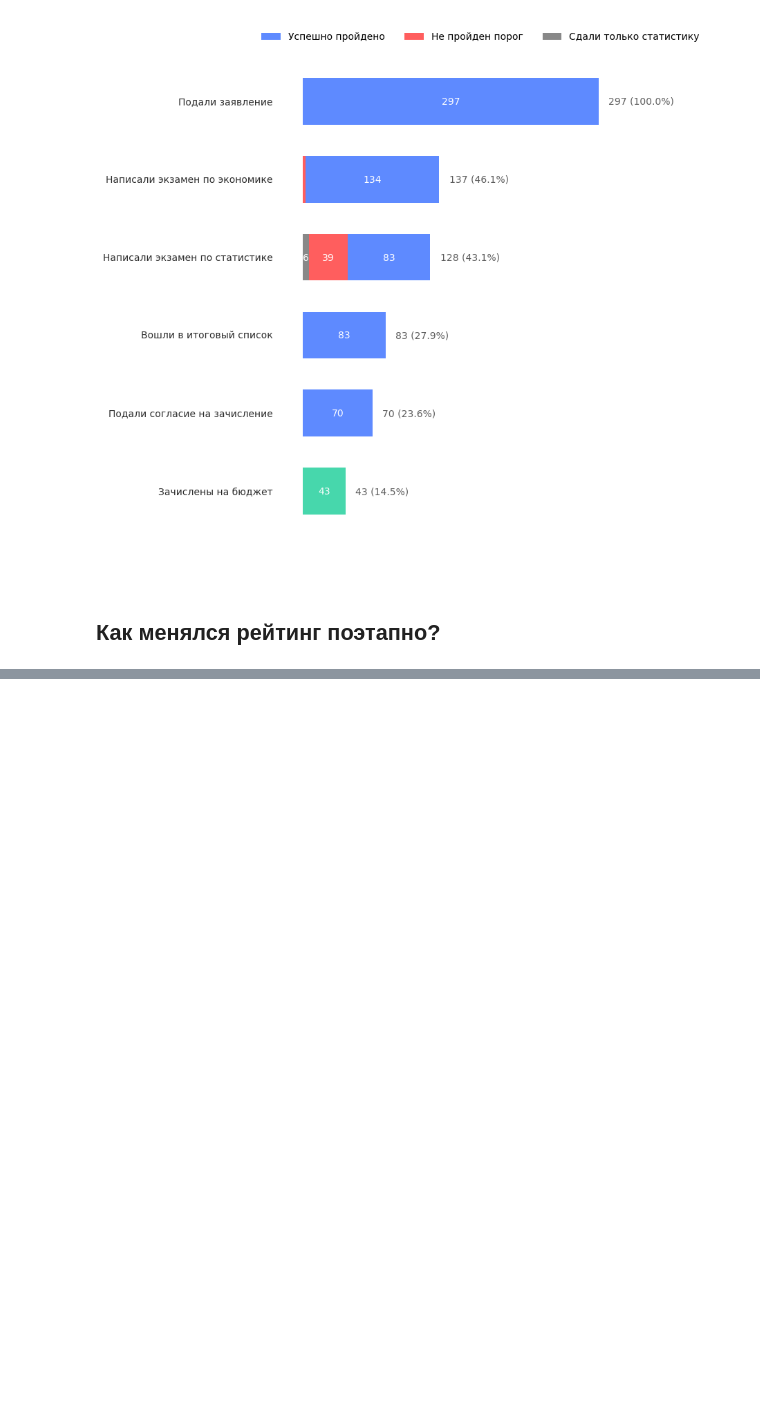
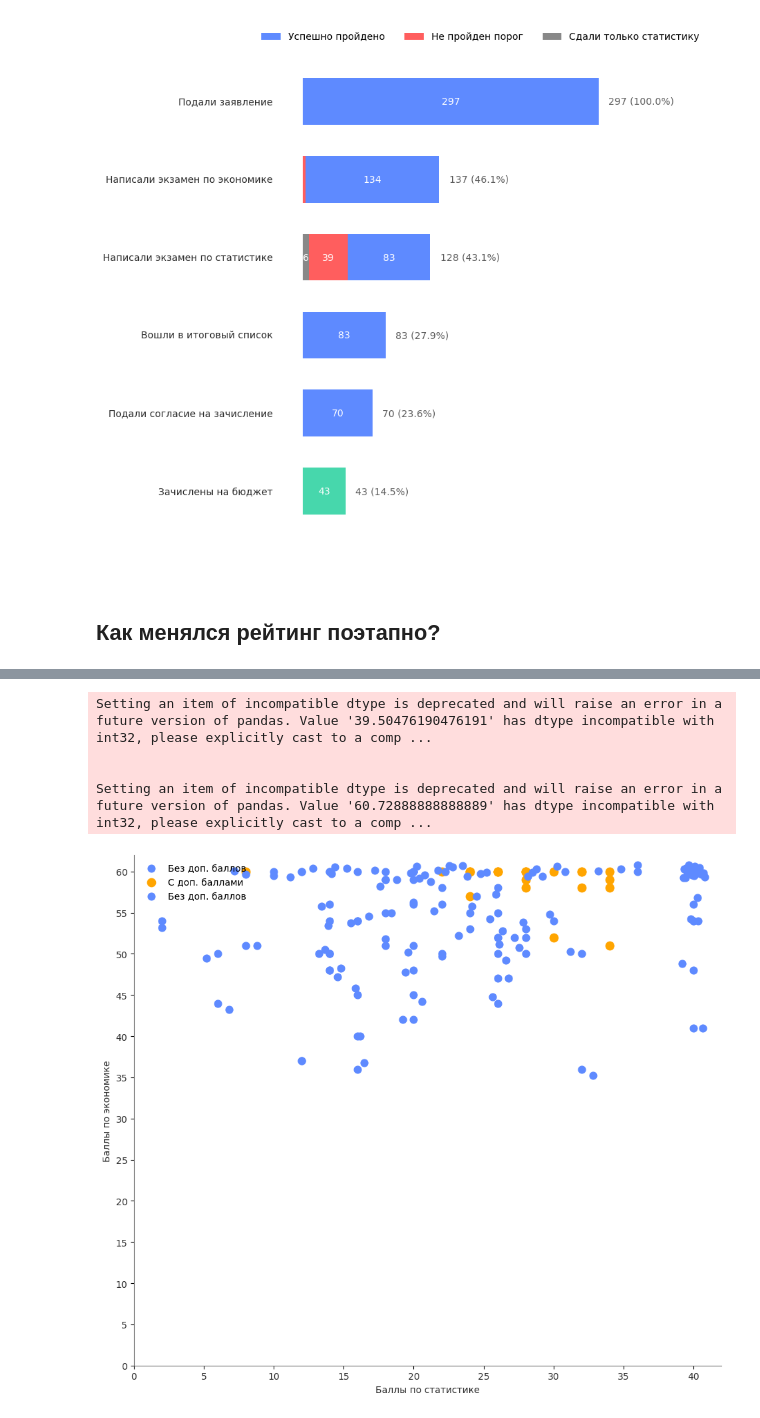
Before and after one commit to FominP/DataProjects, a Jupyter notebook: PostgradAcceptance/ratings.ipynb, the cells around one changed output, grey strips where cells are left out. Drawn from its saved outputs; the diff is of its cells as text; code cells hidden in the pictures; blank space fills up the shorter version.

```diff
--- a/PostgradAcceptance/ratings.ipynb
+++ b/PostgradAcceptance/ratings.ipynb
@@ -1010,0 +1014,80 @@ fig.write_image("admission_sankey.svg")
+# %%
+# Добавим небольшой разброс для кучности
+def smart_jitter(data, jitter_amount=0.8):
+    jittered = data.copy()
+    # Находим дубликаты координат и добавляем разброс только к ним
+    value_counts = data.value_counts()
+    for value, count in value_counts.items():
+        if count > 1:
+            indices = data[data == value].index
+            jitter_values = np.linspace(-jitter_amount, jitter_amount, count)
+            np.random.shuffle(jitter_values)
+            for i, idx in enumerate(indices):
+                jittered.loc[idx] = value + jitter_values[i]
+    return jittered
+
+
+filtered_df = df_results[(df_results['stat_missing'] == 0) & (df_results['econ_missing'] == 0)]
+
+no_add_points = filtered_df[filtered_df['additional_points'] == 0]
+with_add_points = filtered_df[filtered_df['additional_points'] > 0]
+
+fig, ax = plt.subplots(figsize=(10, 8))
+fig.set_size_inches(9.6, 8.4)
+
+ax.scatter(no_add_points['stat_points'], no_add_points['econ_points'],
+           color='#5E8AFF', alpha=1, s=60, label='Без доп. баллов')
+
+ax.scatter(with_add_points['stat_points'], with_add_points['econ_points'],
+           color='#FFA500', alpha=1, s=80, label='С доп. баллами')
+
+ax.set_xlim(0, filtered_df['stat_points'].max() + 2)
+ax.set_ylim(0, filtered_df['econ_points'].max() + 2)
+
+ax.set_xlabel('Баллы по статистике', fontsize=12, color='#2C2C2C')
+ax.set_ylabel('Баллы по экономике', fontsize=12, color='#2C2C2C')
+
+x_ticks = range(0, int(filtered_df['stat_points'].max()) + 5, 5)
+ax.set_xticks(x_ticks)
+ax.set_xticklabels([str(x) for x in x_ticks], color='#2C2C2C')
+
+y_ticks = range(0, int(filtered_df['econ_points'].max()) + 5, 5)
+ax.set_yticks(y_ticks)
+ax.set_yticklabels([str(y) for y in y_ticks], color='#2C2C2C')
+
+ax.scatter(smart_jitter(no_add_points['stat_points']),
+           smart_jitter(no_add_points['econ_points']),
+           color='#5E8AFF', alpha=1, s=60, label='Без доп. баллов')
+
+ax.spines['top'].set_visible(False)
+ax.spines['right'].set_visible(False)
+ax.spines['left'].set_color('#5C5C5C')
+ax.spines['bottom'].set_color('#5C5C5C')
+
+ax.legend(frameon=False, loc='upper left')
+
+inter_font = fm.findfont(fm.FontProperties(family=['Inter']))
+font_prop = fm.FontProperties(fname=inter_font)
+ax.title.set_fontproperties(font_prop)
+ax.xaxis.label.set_fontproperties(font_prop)
+ax.yaxis.label.set_fontproperties(font_prop)
+
+for label in ax.get_xticklabels() + ax.get_yticklabels():
+    label.set_fontproperties(font_prop)
+
+for text in ax.texts:
+    text.set_fontproperties(font_prop)
+
+ax.grid(False)
+
+plt.tight_layout()
+
+fig.savefig("Соотношение баллов по экономике и статистике.svg", format='svg', transparent=True, bbox_inches='tight')
+
+plt.show()
+# %% [output]
+Setting an item of incompatible dtype is deprecated and will raise an error in a future version of pandas. Value '39.50476190476191' has dtype incompatible with int32, please explicitly cast to a comp ...
+
+
+Setting an item of incompatible dtype is deprecated and will raise an error in a future version of pandas. Value '60.72888888888889' has dtype incompatible with int32, please explicitly cast to a comp ...
+[figure, added]
```
Also changed, not shown: parts of 30 cells of this notebook, 8 other files.
